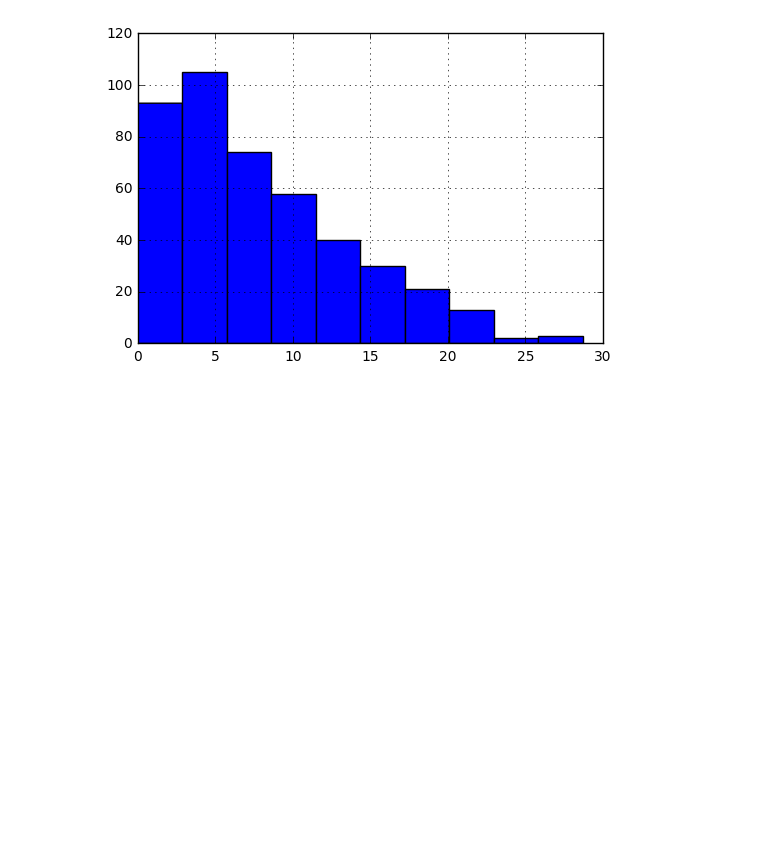
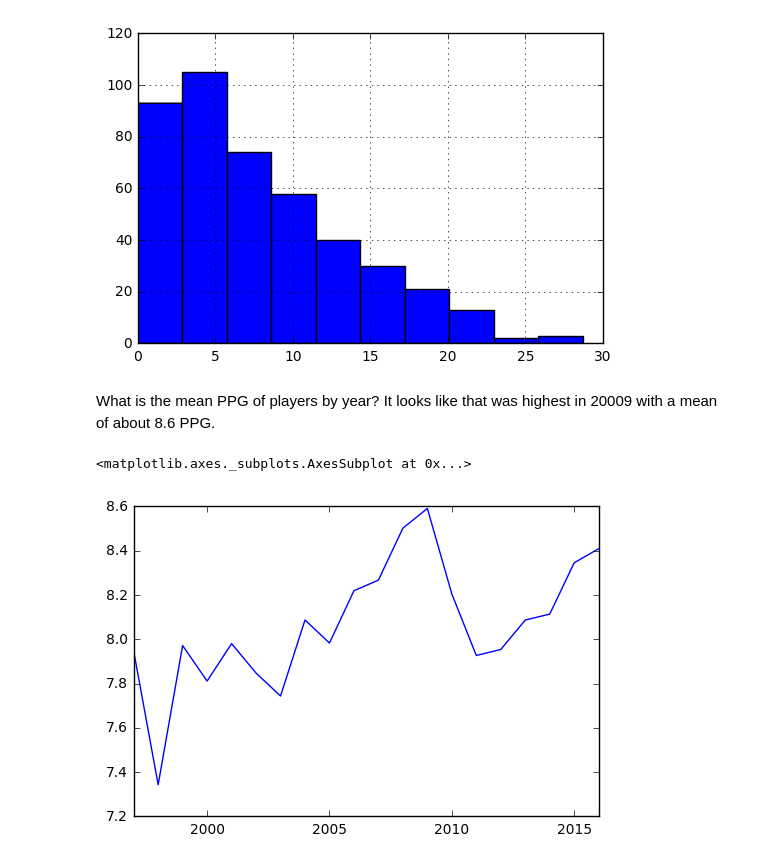
Before and after one commit to dsw88/data-science-tools-fun, a Jupyter notebook: basketball/basketball.ipynb, the cells around one changed output. Drawn from its saved outputs; the diff is of its cells as text; code cells hidden in the pictures; blank space fills up the shorter version.

Commit message:
Add some distributions and plots

```diff
--- a/basketball/basketball.ipynb
+++ b/basketball/basketball.ipynb
@@ -71,3 +71,18 @@ df['ppg'].hist()
 # %% [output]
 <matplotlib.axes._subplots.AxesSubplot at 0x...>
 [figure]
+# %% [markdown]
+What is the mean PPG of players by year? It looks like that was highest in 20009 with a mean of about 8.6 PPG.
+# %%
+means = {}
+for year in years_player_data:
+    start_year = int(year.rsplit("-", 1)[0])
+    if start_year > 17: # Must be a better way to do this, but this works for the current dataset
+        start_year = start_year + 1900
+    else:
+        start_year = start_year + 2000
+    means[start_year] = years_player_data[year]['ppg'].mean()
+pandas.Series(means).plot()
+# %% [output]
+<matplotlib.axes._subplots.AxesSubplot at 0x...>
+[figure, added]
```
Also changed, not shown: parts of 2 cells of this notebook.
